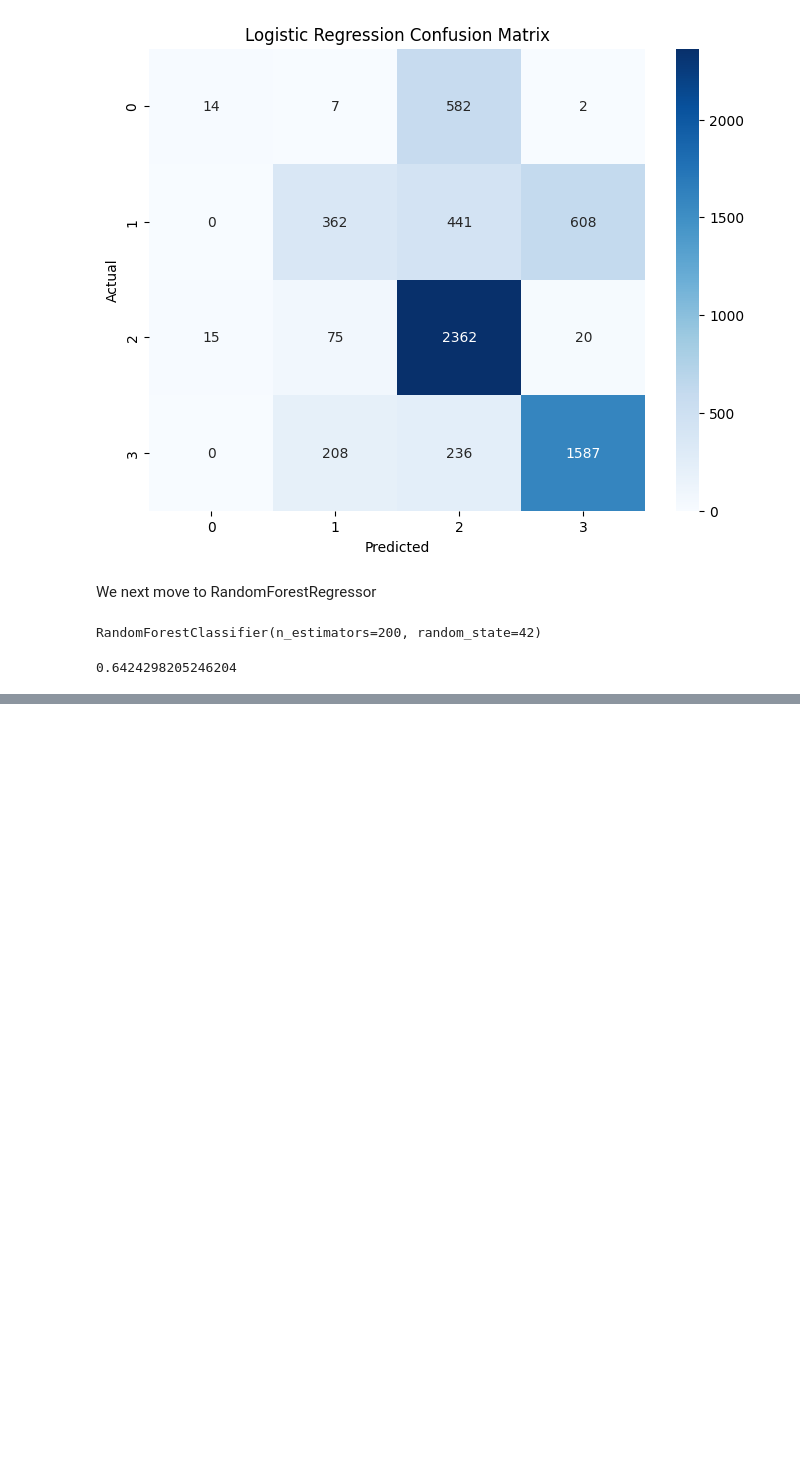
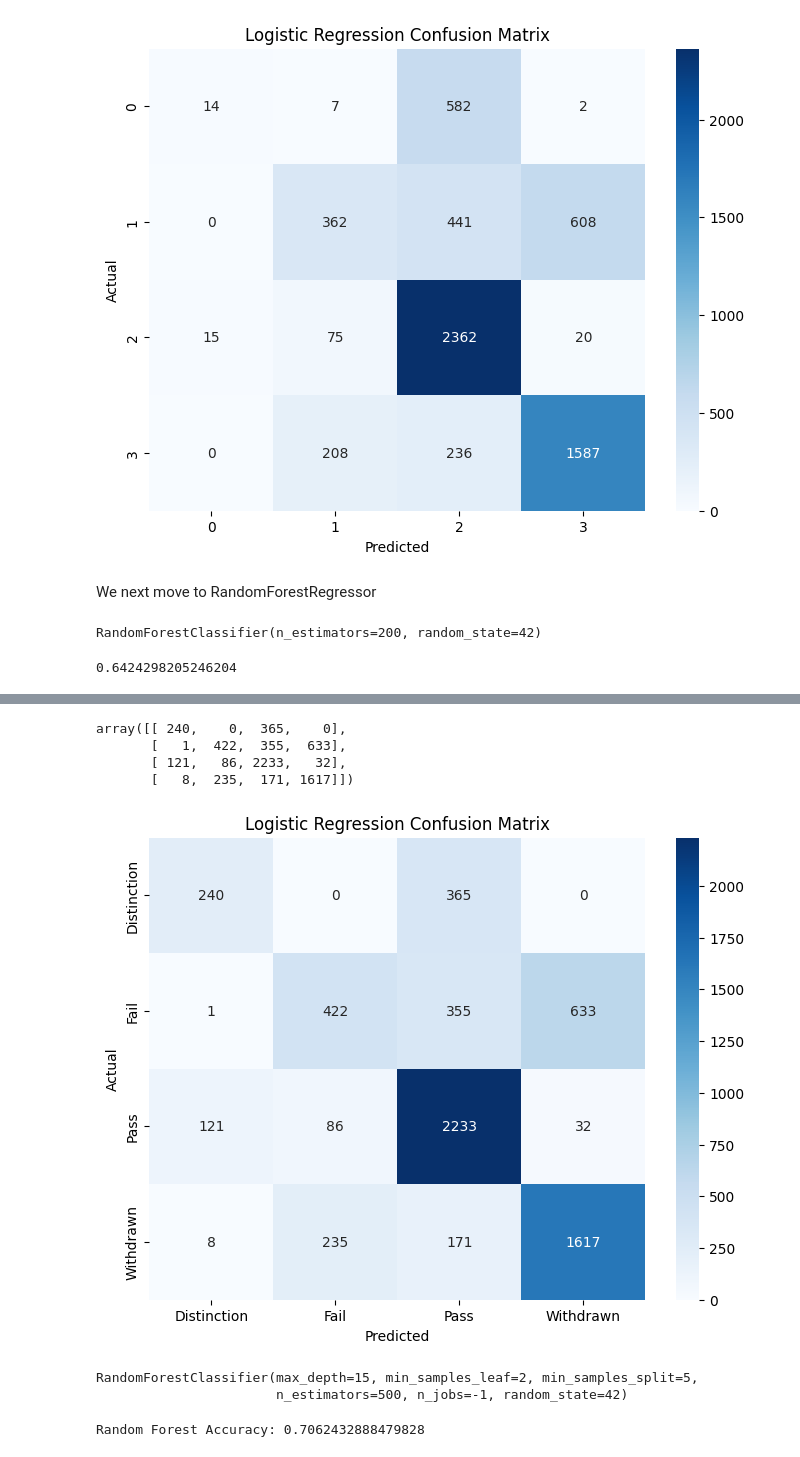
Before and after one commit to vishweshkhandareiitb-creator/ITSP-DataNexus, a Jupyter notebook: ml_pipeline.ipynb, the cells around one changed output, grey strips where cells are left out. Drawn from its saved outputs; the diff is of its cells as text; code cells hidden in the pictures; blank space fills up the shorter version.

```diff
--- a/ml_pipeline.ipynb
+++ b/ml_pipeline.ipynb
@@ -254,0 +862,12 @@ accuracy_score(
+# %%
+from sklearn.linear_model import LogisticRegression
+
+logistic_model = LogisticRegression(
+    max_iter=2000,
+    random_state=42
+)
+# %%
+logistic_model.fit(
+    X_train_scaled,
+    y_train
+)
@@ -254,0 +876,4 @@ accuracy_score(
+# %%
+y_pred_logistic = logistic_model.predict(
+    X_test_scaled
+)
@@ -254,0 +915,36 @@ accuracy_score(
+# %%
+from sklearn.metrics import confusion_matrix
+
+cm_logistic = confusion_matrix(
+    y_test,
+    y_pred_logistic
+)
+
+cm_logistic
+# %% [output]
+array([[ 240,    0,  365,    0],
+       [   1,  422,  355,  633],
+       [ 121,   86, 2233,   32],
+       [   8,  235,  171, 1617]])
+# %%
+plt.figure(figsize=(8,6))
+
+sns.heatmap(
+    cm_logistic,
+    annot=True,
+    fmt="d",
+    cmap="Blues",
+    xticklabels=label_encoder.classes_,
+    yticklabels=label_encoder.classes_
+)
+
+plt.title(
+    "Logistic Regression Confusion Matrix"
+)
+
+plt.xlabel("Predicted")
+plt.ylabel("Actual")
+
+plt.show()
+# %% [output]
+[figure, added]
@@ -254,0 +962,8 @@ accuracy_score(
+# %%
+rf_model.fit(
+    X_train,
+    y_train
+)
+# %% [output]
+RandomForestClassifier(max_depth=15, min_samples_leaf=2, min_samples_split=5,
+                       n_estimators=500, n_jobs=-1, random_state=42)
@@ -254,0 +974,12 @@ accuracy_score(
+# %%
+rf_accuracy = accuracy_score(
+    y_test,
+    y_pred_rf
+)
+
+print(
+    "Random Forest Accuracy:",
+    rf_accuracy
+)
+# %% [output]
+Random Forest Accuracy: 0.7062432888479828
```
Also changed, not shown: parts of 190 cells of this notebook.
